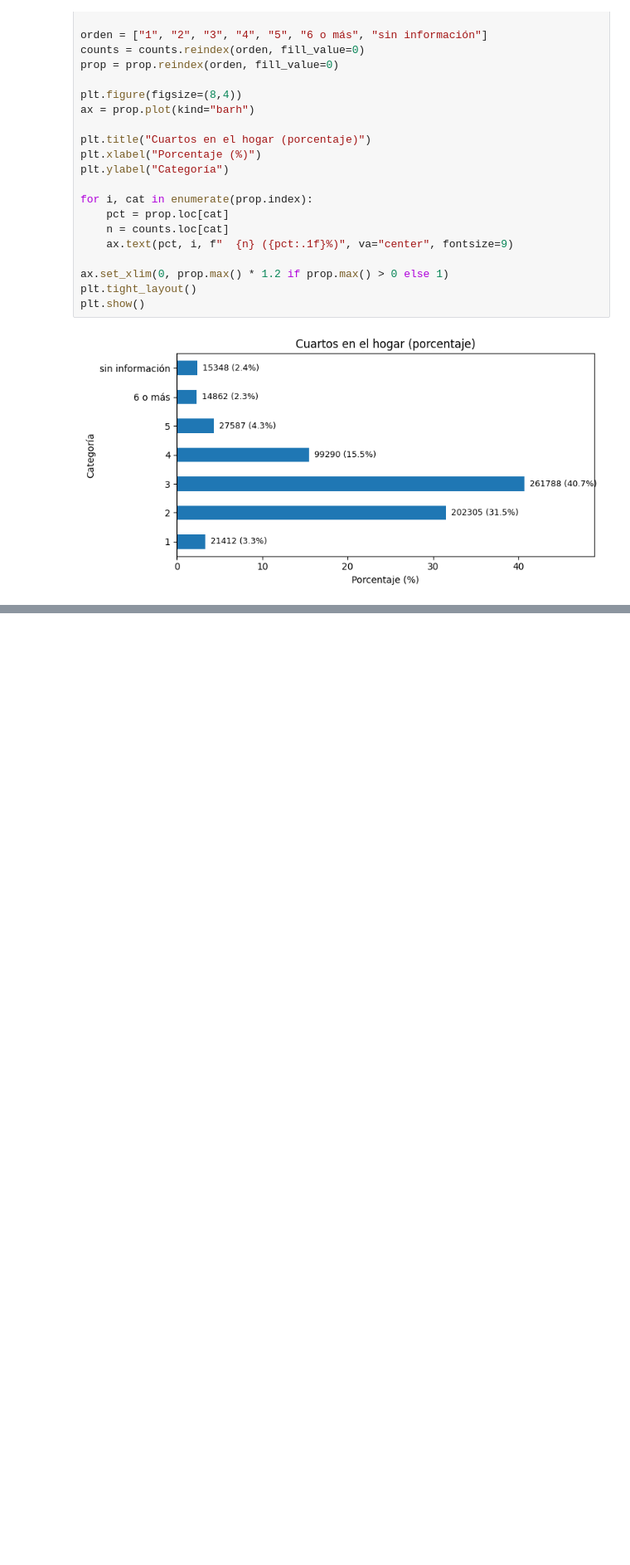
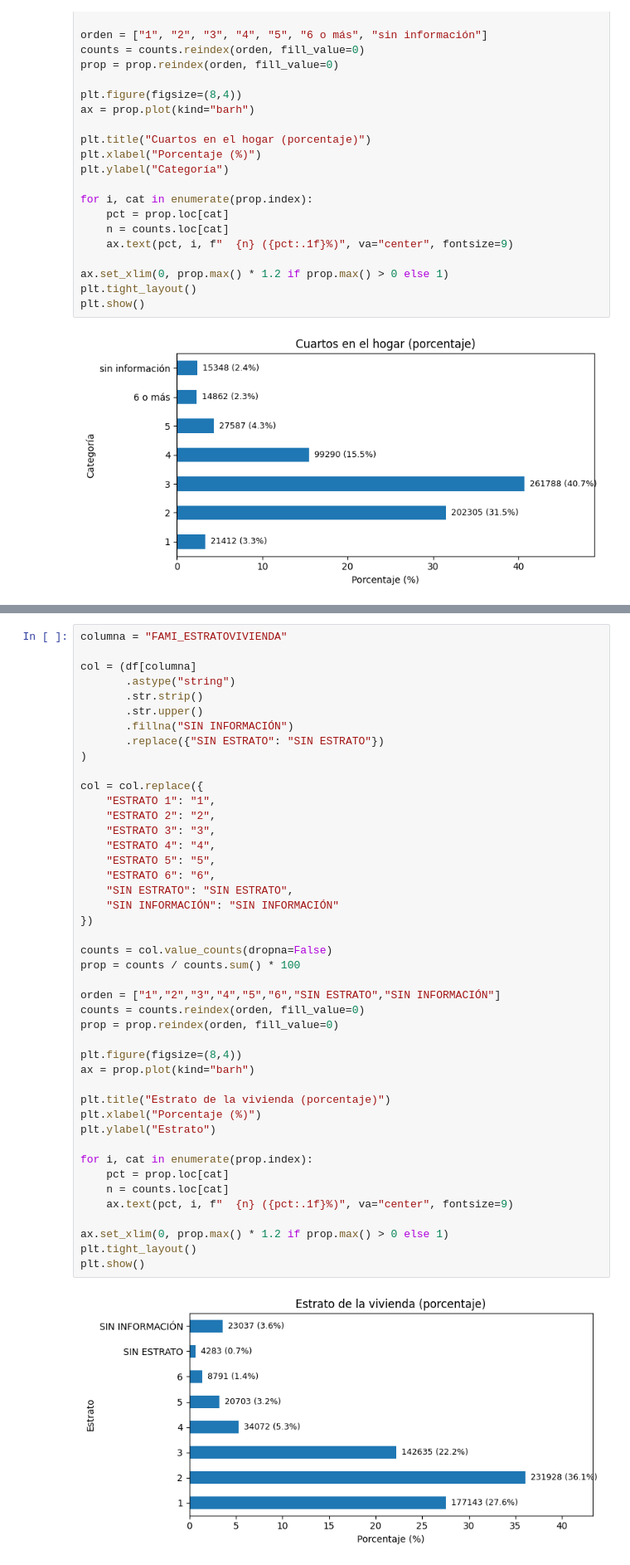
Before and after one commit to juancamilogoomezz/Proyecto-1, a Jupyter notebook: Experimentar Jeronimo.ipynb, the cells around one changed output, grey strips where cells are left out. Shown at 83% size. Saved outputs shown, nothing was run; the diff lists cells and outputs as text; blank space fills up the shorter version.

```diff
--- a/Experimentar Jeronimo.ipynb
+++ b/Experimentar Jeronimo.ipynb
@@ -1152,0 +1283,46 @@ plt.show()
+# %%
+columna = "FAMI_ESTRATOVIVIENDA"
+
+col = (df[columna]
+       .astype("string")
+       .str.strip()
+       .str.upper()
+       .fillna("SIN INFORMACIÓN")
+       .replace({"SIN ESTRATO": "SIN ESTRATO"})
+)
+
+col = col.replace({
+    "ESTRATO 1": "1",
+    "ESTRATO 2": "2",
+    "ESTRATO 3": "3",
+    "ESTRATO 4": "4",
+    "ESTRATO 5": "5",
+    "ESTRATO 6": "6",
+    "SIN ESTRATO": "SIN ESTRATO",
+    "SIN INFORMACIÓN": "SIN INFORMACIÓN"
+})
+
+counts = col.value_counts(dropna=False)
+prop = counts / counts.sum() * 100
+
+orden = ["1","2","3","4","5","6","SIN ESTRATO","SIN INFORMACIÓN"]
+counts = counts.reindex(orden, fill_value=0)
+prop = prop.reindex(orden, fill_value=0)
+
+plt.figure(figsize=(8,4))
+ax = prop.plot(kind="barh")
+
+plt.title("Estrato de la vivienda (porcentaje)")
+plt.xlabel("Porcentaje (%)")
+plt.ylabel("Estrato")
+
+for i, cat in enumerate(prop.index):
+    pct = prop.loc[cat]
+    n = counts.loc[cat]
+    ax.text(pct, i, f"  {n} ({pct:.1f}%)", va="center", fontsize=9)
+
+ax.set_xlim(0, prop.max() * 1.2 if prop.max() > 0 else 1)
+plt.tight_layout()
+plt.show()
+# %% [output]
+[figure, added]
```
Also changed, not shown: parts of 38 cells of this notebook.
